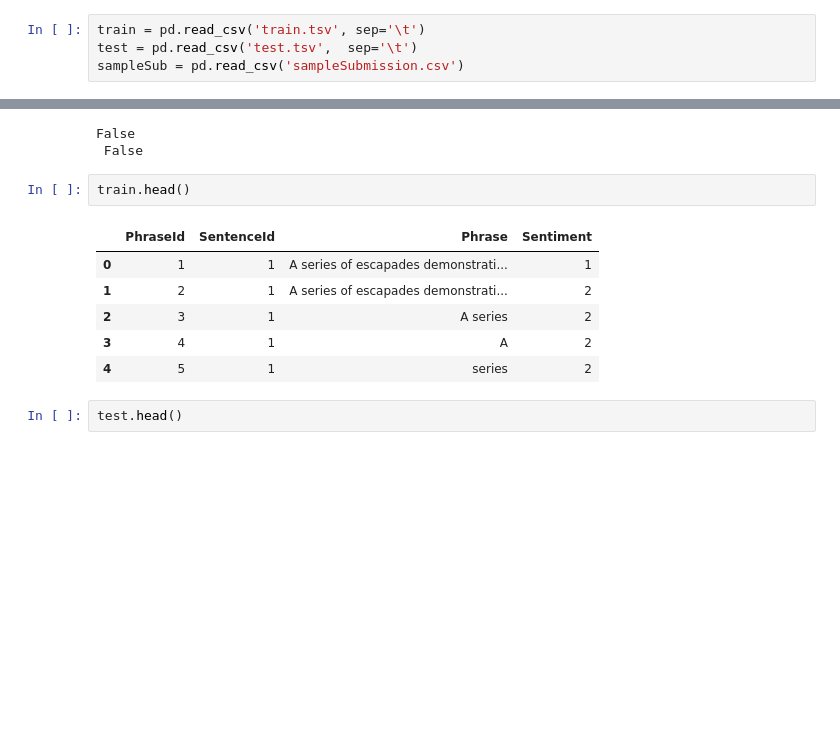
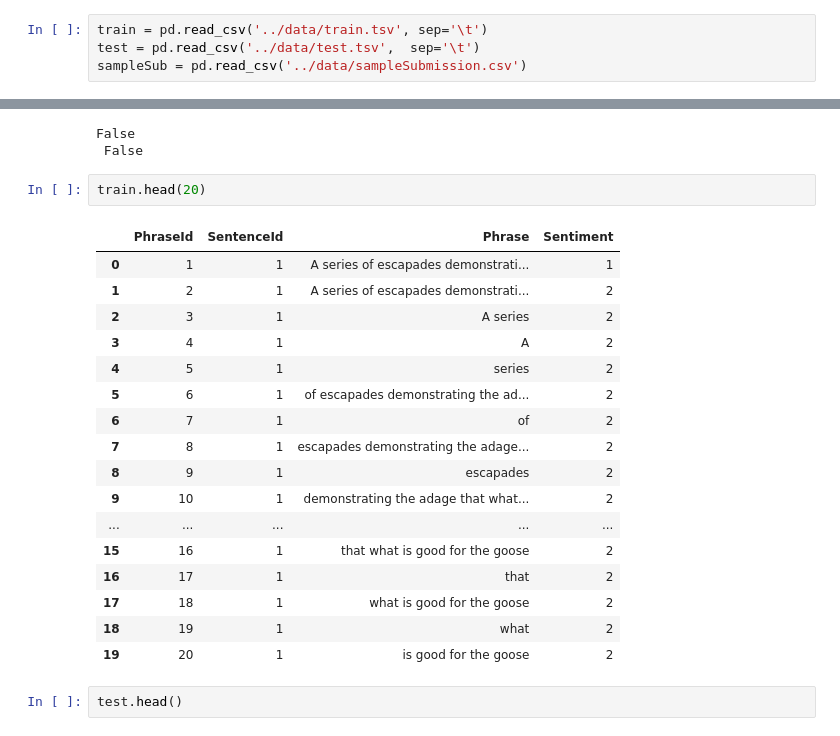
Before and after one commit to cora-chen/flip01-submit-data, a Jupyter notebook: code/tf-idf-vs-bag-of-words.ipynb, the cells around one changed output, grey strips where cells are left out. Saved outputs shown, nothing was run; the diff lists cells and outputs as text; blank space fills up the shorter version.

```diff
--- a/code/tf-idf-vs-bag-of-words.ipynb
+++ b/code/tf-idf-vs-bag-of-words.ipynb
@@ -25,9 +25,9 @@ from sklearn.svm import SVC
 from sklearn.linear_model import LogisticRegression
 from sklearn.naive_bayes import MultinomialNB
 # %%
-train = pd.read_csv('train.tsv', sep='\t')
-test = pd.read_csv('test.tsv',  sep='\t')
-sampleSub = pd.read_csv('sampleSubmission.csv')
+train = pd.read_csv('../data/train.tsv', sep='\t')
+test = pd.read_csv('../data/test.tsv',  sep='\t')
+sampleSub = pd.read_csv('../data/sampleSubmission.csv')
 # %% [markdown]
 ## Step 2: Analysing data
 
@@ -47,14 +47,25 @@ print (train.isnull().values.any(), "\n",
 False
  False
 # %%
-train.head()
+train.head(20)
 # %% [output]
 |  | PhraseId | SentenceId | Phrase | Sentiment |
 | 0 | 1 | 1 | A series of escapades demonstrati... | 1 |
 | 1 | 2 | 1 | A series of escapades demonstrati... | 2 |
 | 2 | 3 | 1 | A series | 2 |
 | 3 | 4 | 1 | A | 2 |
 | 4 | 5 | 1 | series | 2 |
+| 5 | 6 | 1 | of escapades demonstrating the ad... | 2 |
+| 6 | 7 | 1 | of | 2 |
+| 7 | 8 | 1 | escapades demonstrating the adage... | 2 |
+| 8 | 9 | 1 | escapades | 2 |
+| 9 | 10 | 1 | demonstrating the adage that what... | 2 |
+| ... | ... | ... | ... | ... |
+| 15 | 16 | 1 | that what is good for the goose | 2 |
+| 16 | 17 | 1 | that | 2 |
+| 17 | 18 | 1 | what is good for the goose | 2 |
+| 18 | 19 | 1 | what | 2 |
+| 19 | 20 | 1 | is good for the goose | 2 |
 # %%
 test.head()
 # %% [output]
```
Also changed, not shown: 32 other files.
